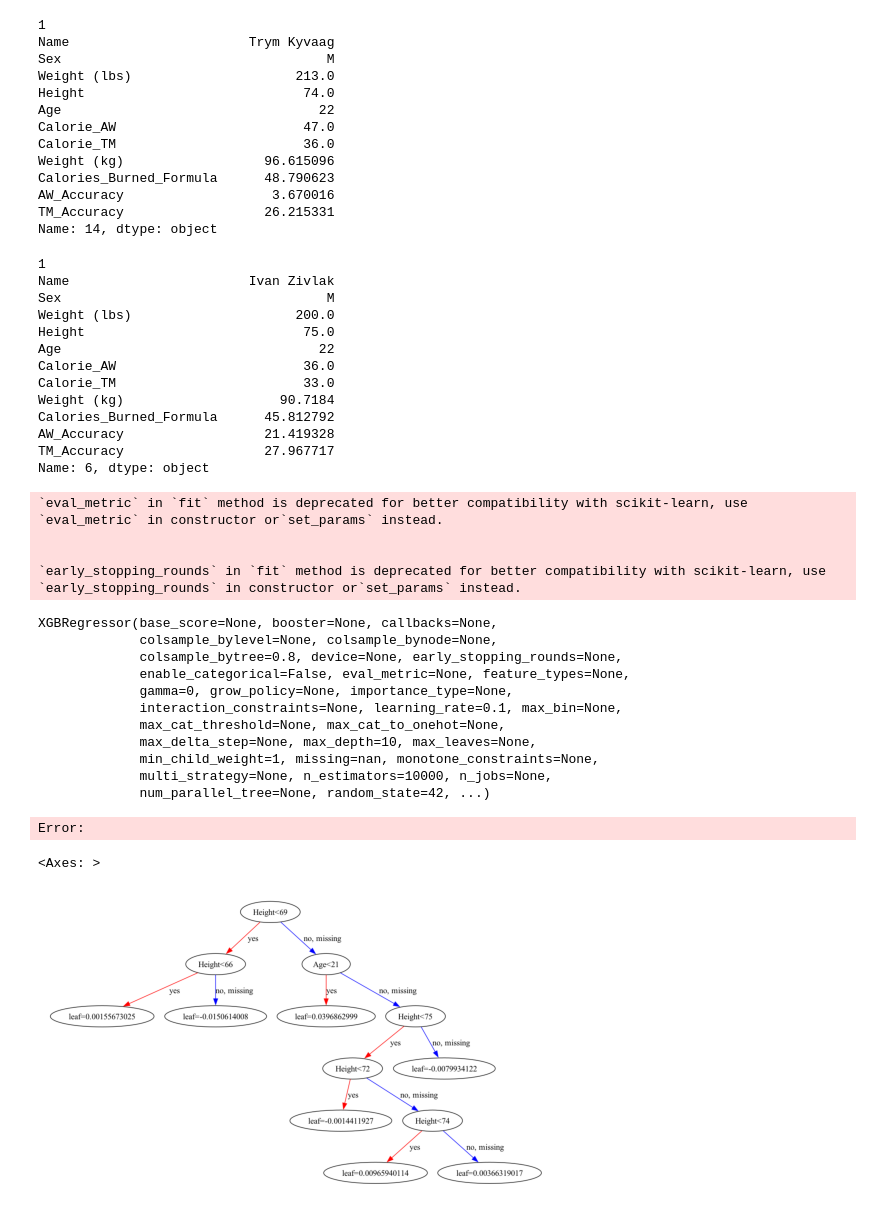
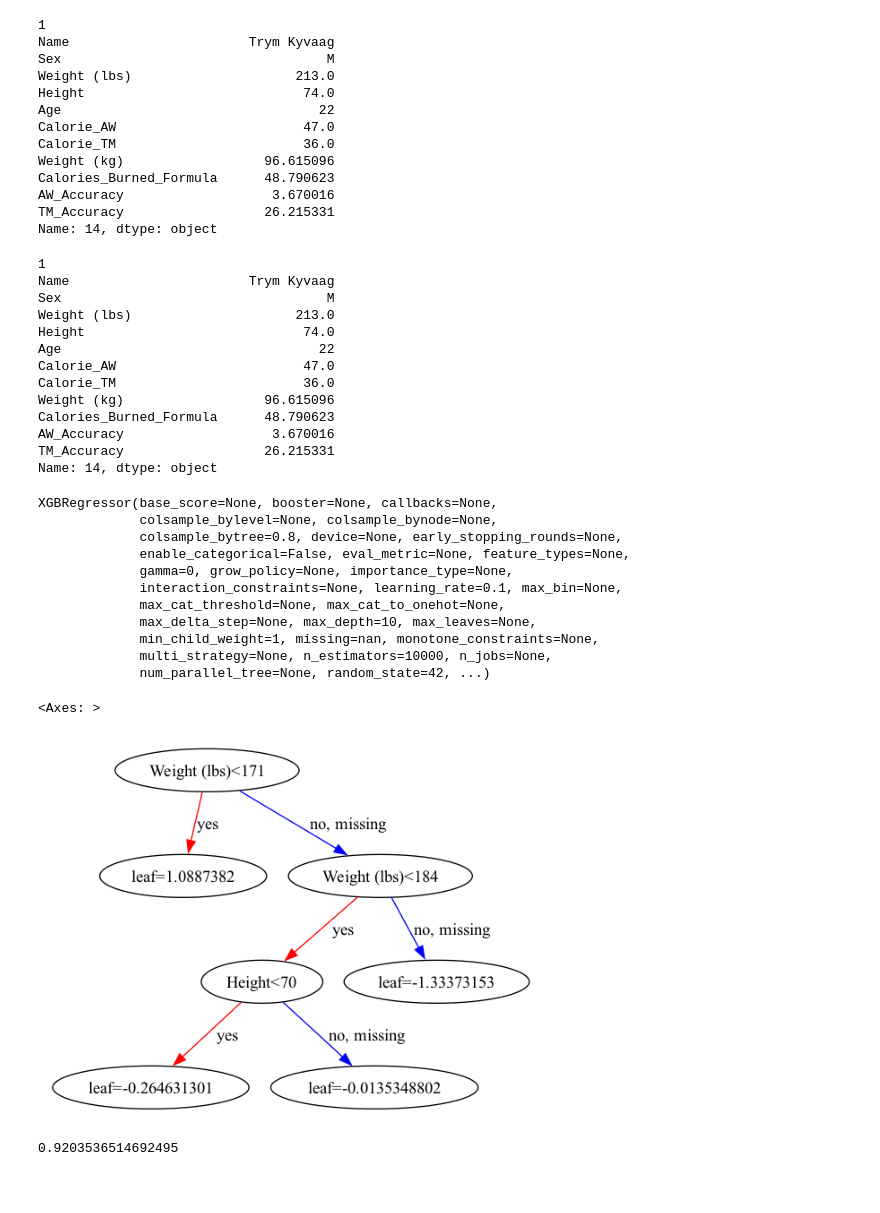
Before and after one commit to zivlaki/CalorieWatchTracker, a Jupyter notebook: notebooks/dataW.ipynb, the cells around one changed output. Drawn from its saved outputs; the diff is of its cells as text; code cells hidden in the pictures; blank space fills up the shorter version.

```diff
--- a/notebooks/dataW.ipynb
+++ b/notebooks/dataW.ipynb
@@ -99,10 +99,12 @@ print(df)
 18        38.0    61.234920                30.923635
 # %%
 df["AW_Accuracy"] = (
-    (df["Calories_Burned_Formula"] - df["Calorie_AW"]) / df["Calories_Burned_Formula"]
+    (df["Calories_Burned_Formula"] - df["Calorie_AW"]) /
+    df["Calories_Burned_Formula"]
 ) * 100
 df["TM_Accuracy"] = (
-    (df["Calories_Burned_Formula"] - df["Calorie_TM"]) / df["Calories_Burned_Formula"]
+    (df["Calories_Burned_Formula"] - df["Calorie_TM"]) /
+    df["Calories_Burned_Formula"]
 ) * 100
 
 print(df)
@@ -152,21 +153,21 @@ AW_Accuracy                   3.670016
 TM_Accuracy                  26.215331
 Name: 14, dtype: object
 # %%
-df.iloc[6]
+df.iloc[14]
 # %% [output]
 1
-Name                       Ivan Zivlak
+Name                       Trym Kyvaag
 Sex                                  M
-Weight (lbs)                     200.0
-Height                            75.0
+Weight (lbs)                     213.0
+Height                            74.0
 Age                                 22
-Calorie_AW                        36.0
-Calorie_TM                        33.0
-Weight (kg)                    90.7184
-Calories_Burned_Formula      45.812792
-AW_Accuracy                  21.419328
-TM_Accuracy                  27.967717
-Name: 6, dtype: object
+Calorie_AW                        47.0
+Calorie_TM                        36.0
+Weight (kg)                  96.615096
+Calories_Burned_Formula      48.790623
+AW_Accuracy                   3.670016
+TM_Accuracy                  26.215331
+Name: 14, dtype: object
 # %%
 import dash
 from dash import dcc, html, Input, Output, State
@@ -178,7 +179,8 @@ from sklearn.model_selection import train_test_split
 
 X = df[["Weight (lbs)", "Height", "Age", "Sex"]]
 y = (
-    (df["Calorie_TM"] - df["Calories_Burned_Formula"]) / df["Calories_Burned_Formula"]
+    (df["Calorie_TM"] - df["Calories_Burned_Formula"]) /
+    df["Calories_Burned_Formula"]
 ) * 100
 X = pd.get_dummies(X, columns=["Sex"], drop_first=True)
 
@@ -206,27 +208,21 @@ model.fit(
     verbose=False,
 )
 # %% [output]
-`eval_metric` in `fit` method is deprecated for better compatibility with scikit-learn, use `eval_metric` in constructor or`set_params` instead.
-
-
-`early_stopping_rounds` in `fit` method is deprecated for better compatibility with scikit-learn, use `early_stopping_rounds` in constructor or`set_params` instead.
+XGBRegressor(base_score=None, booster=None, callbacks=None,
+             colsample_bylevel=None, colsample_bynode=None,
+             colsample_bytree=0.8, device=None, early_stopping_rounds=None,
+             enable_categorical=False, eval_metric=None, feature_types=None,
+             gamma=0, grow_policy=None, importance_type=None,
+             interaction_constraints=None, learning_rate=0.1, max_bin=None,
+             max_cat_threshold=None, max_cat_to_onehot=None,
+             max_delta_step=None, max_depth=10, max_leaves=None,
+             min_child_weight=1, missing=nan, monotone_constraints=None,
+             multi_strategy=None, n_estimators=10000, n_jobs=None,
+             num_parallel_tree=None, random_state=42, ...)
-XGBRegressor(base_score=None, booster=None, callbacks=None,
-             colsample_bylevel=None, colsample_bynode=None,
-             colsample_bytree=0.8, device=None, early_stopping_rounds=None,
-             enable_categorical=False, eval_metric=None, feature_types=None,
-             gamma=0, grow_policy=None, importance_type=None,
-             interaction_constraints=None, learning_rate=0.1, max_bin=None,
-             max_cat_threshold=None, max_cat_to_onehot=None,
-             max_delta_step=None, max_depth=10, max_leaves=None,
-             min_child_weight=1, missing=nan, monotone_constraints=None,
-             multi_strategy=None, n_estimators=10000, n_jobs=None,
-             num_parallel_tree=None, random_state=42, ...)
 # %%
 import pickle
 
 # Assuming 'model' is your trained XGBoost model
 with open("xgboost_model.pkl", "wb") as f:
     pickle.dump(model, f)
-# %% [output]
-Error:
 # %%
@@ -319,7 +315,11 @@ if __name__ == "__main__":
 # %%
 from xgboost import plot_tree
 
-plot_tree(model, num_trees=90)
+plot_tree(model, num_trees=1)  # tot 121 trees
 # %% [output]
 <Axes: >
-[figure, old version]
+[figure, new version]
+# %%
+model.score(X_train, y_train)
+# %% [output]
+0.9203536514692495
```
Also changed, not shown: parts of 2 cells of this notebook.
